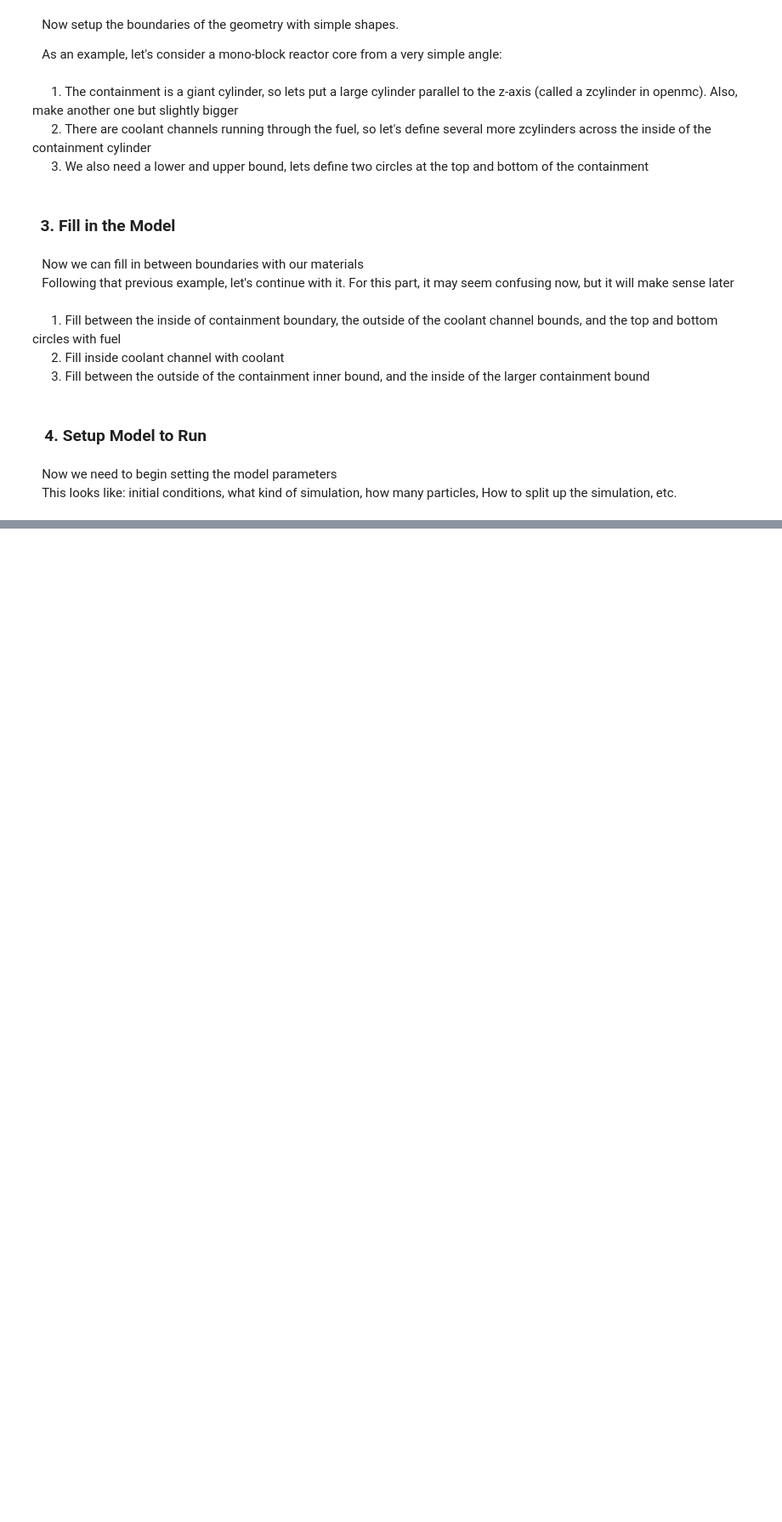
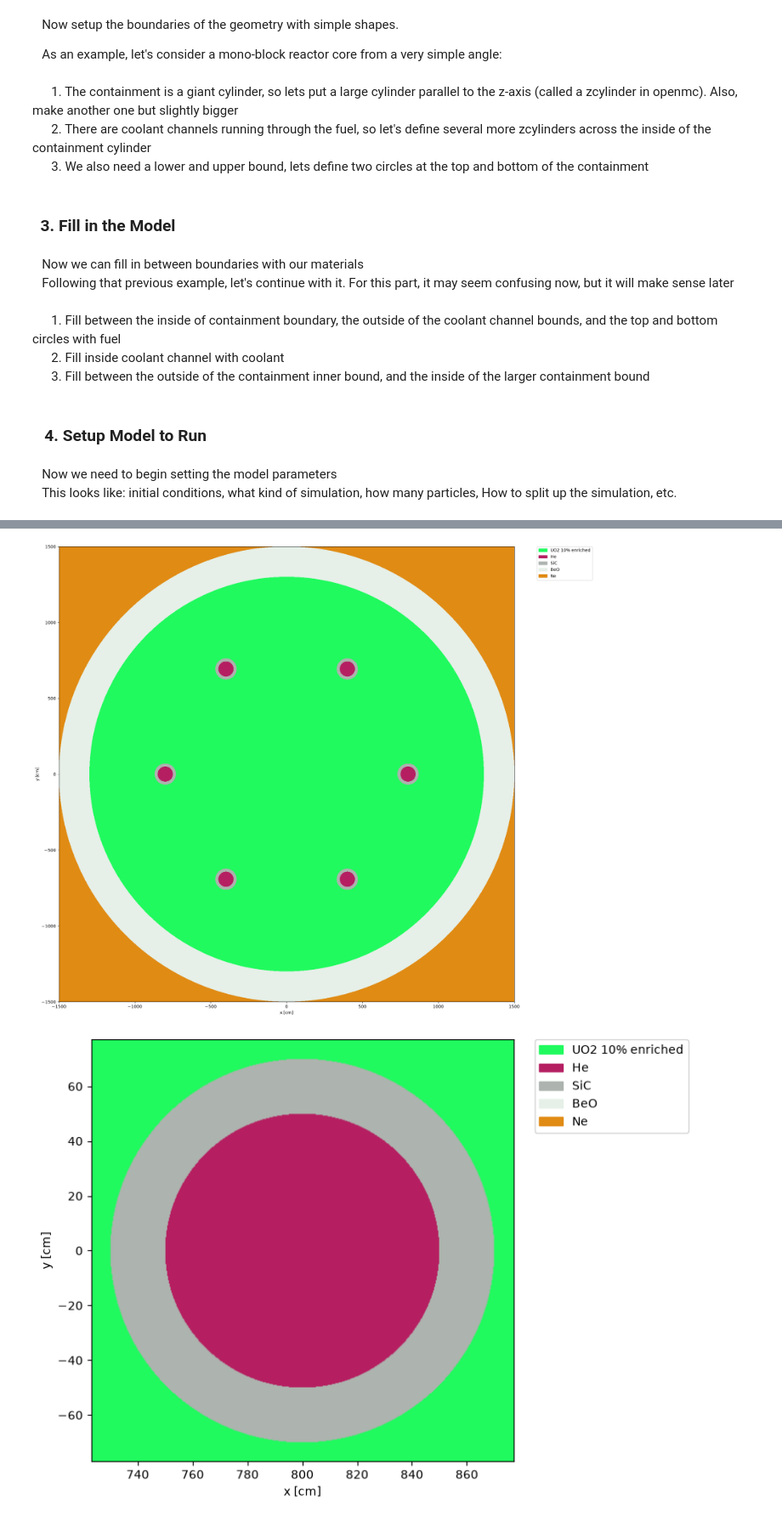
Before and after one commit to mykirby/SSTA-NEP, a Jupyter notebook: reactor_design/Tutorials/OPENMC_python_API_basics.ipynb, the cells around one changed output, grey strips where cells are left out. Shown at 85% size. Saved outputs shown, nothing was run; the diff lists cells and outputs as text; code cells hidden in the pictures; blank space fills up the shorter version.

```diff
--- a/reactor_design/Tutorials/OPENMC_python_API_basics.ipynb
+++ b/reactor_design/Tutorials/OPENMC_python_API_basics.ipynb
@@ -119,0 +240,12 @@ Info to understand the structure of what we are about to do
+# %%
+# Create planes to set the border between each vertical cell
+heights=np.linspace(0,height,num=Stepcountsh+1)
+steps=[]
+for i in range(0,Stepcountsh+1):
+    steps.append(openmc.ZPlane(heights[i]))
+steps[0].boundary_type = 'vacuum'
+steps[-1].boundary_type = 'vacuum'
+#Now create the layer regions
+layer=[]
+for i in range(0,Stepcountsh):
+    layer.append(+steps[i] & -steps[i+1])
@@ -119,0 +277,3 @@ Info to understand the structure of what we are about to do
+# %%
+geo=openmc.Geometry(all_cells)
+geo.export_to_xml()
@@ -119,0 +283,36 @@ Info to understand the structure of what we are about to do
+# %%
+# create some plots to look at the geometry for the sake of the tutorial
+
+#overall topdown view
+plot1 = geo.plot(
+    basis='xy',
+    colors={uo2: (32, 250, 94), he: (181, 31, 98), sic: (173, 179, 174), beo: (230, 240, 232),ne: (224, 139, 20)},
+    color_by='material',
+    legend=True,
+    width=[outerr*2,outerr*2],
+    pixels=[1500,1500]
+)
+#Zoomed in on a coolant channel
+plot2 = geo.plot(
+    basis='xy',
+    colors={uo2: (32, 250, 94), he: (181, 31, 98), sic: (173, 179, 174), beo: (230, 240, 232),ne: (224, 139, 20)},
+    color_by='material',
+    legend=True,
+    origin=[coolantposl[0][0],coolantposl[0][1],height/2.0],
+    width=[(coolantd+cladd)*1.1,(coolantd+cladd)*1.1],
+    pixels=[500,500]
+)
+# Side on view
+
+plot3 = geo.plot(
+    basis='xz',
+    color_by='cell',
+    seed=50,
+    legend=True,
+    origin=[0,0,height/2],
+    width=[(outerr)*2.0,height],
+    pixels=[500,int(500*(height/(2*outerr)))]
+)
+# %% [output]
+[figure, added]
+[figure, added]
```
Also changed, not shown: parts of 32 cells of this notebook, 1 other file.
